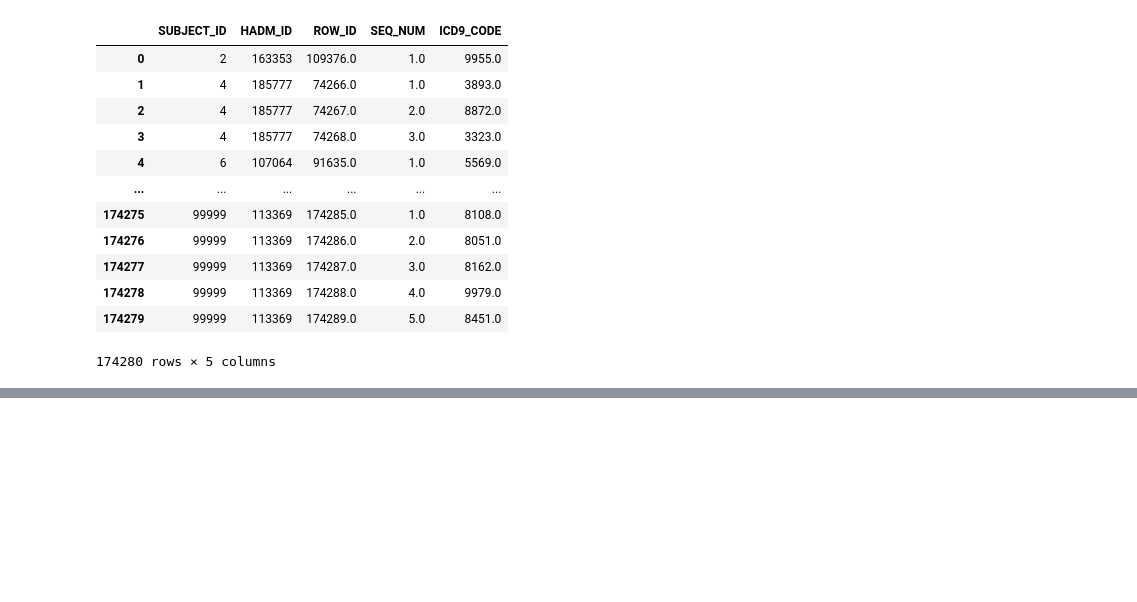
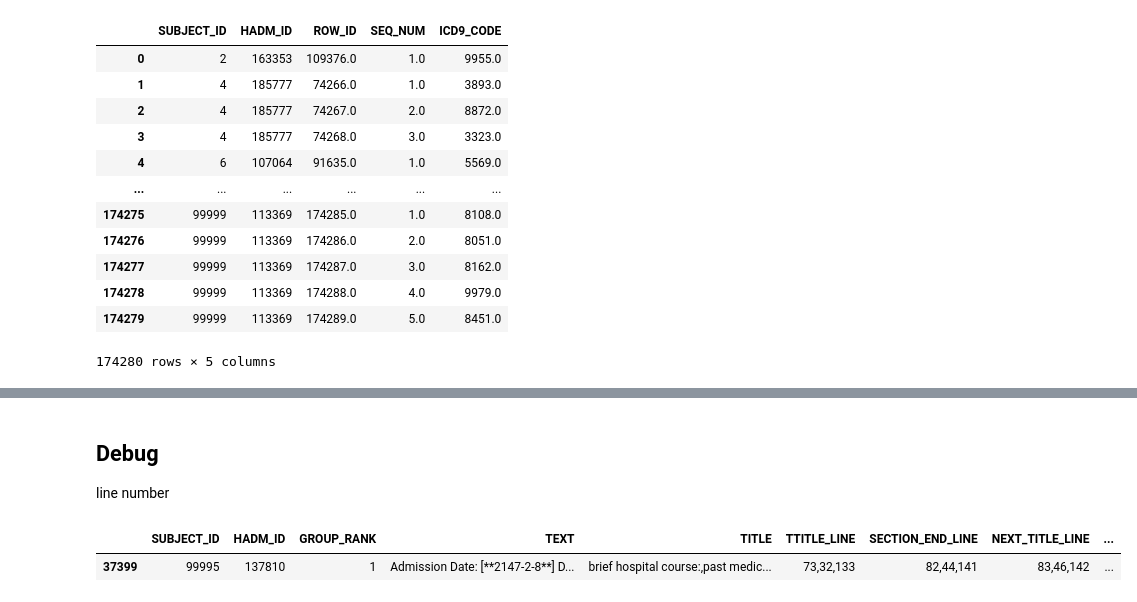
Before and after one commit to liuzi/Clinic-Analysis, a Jupyter notebook: Scripts/Data_Process_Server/S2 Dimension Reduction.ipynb, the cells around one changed output, grey strips where cells are left out. Drawn from its saved outputs; the diff is of its cells as text; code cells hidden in the pictures; blank space fills up the shorter version.

```diff
--- a/Scripts/Data_Process_Server/S2 Dimension Reduction.ipynb
+++ b/Scripts/Data_Process_Server/S2 Dimension Reduction.ipynb
@@ -234,0 +308,8 @@ Sampled Data:
+# %% [markdown]
+## Debug
+line number
+# %%
+dissum_df[dissum_df["HADM_ID"]=="137810"]
+# %% [output]
+|  | SUBJECT_ID | HADM_ID | GROUP_RANK | TEXT | TITLE | TTITLE_LINE | SECTION_END_LINE | NEXT_TITLE_LINE | ... |
+| 37399 | 99995 | 137810 | 1 | Admission Date: [**2147-2-8**] D... | brief hospital course:,past medic... | 73,32,133 | 82,44,141 | 83,46,142 | ... |
```
Also changed, not shown: parts of 18 cells of this notebook, 7 other files.
